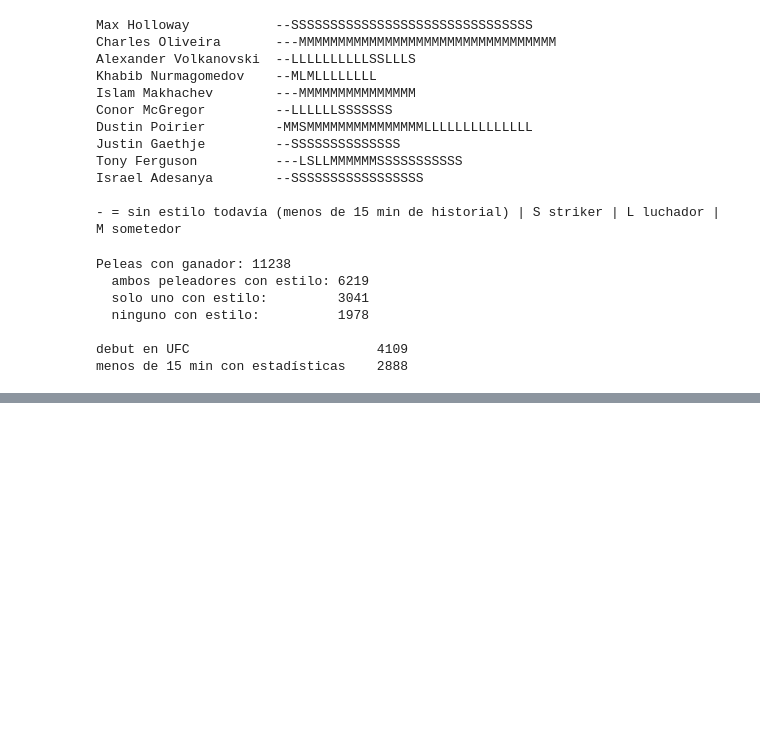
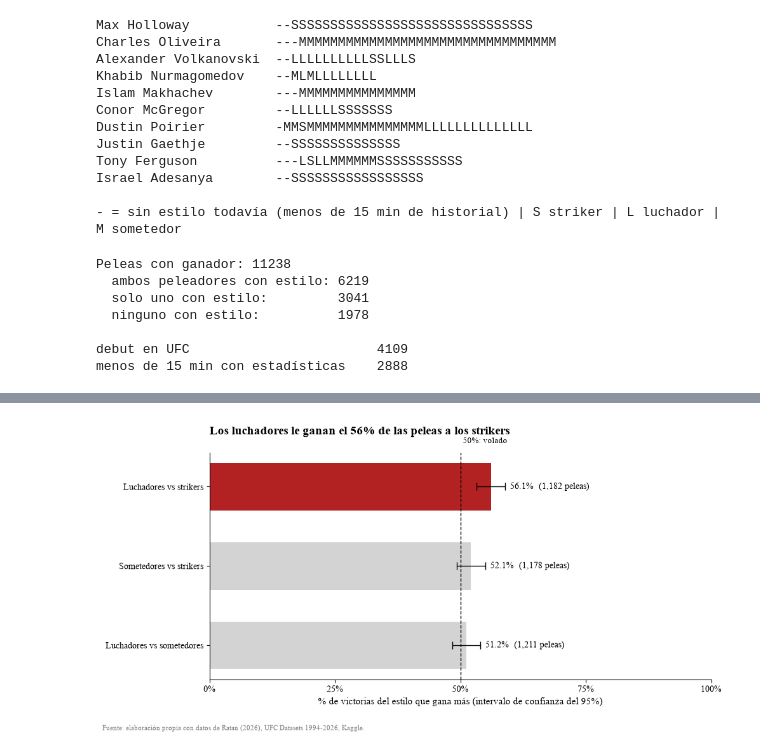
Before and after one commit to Samirsigno/ufcAnalysis, a Jupyter notebook: fighter_analisis.ipynb, the cells around one changed output, grey strips where cells are left out. Drawn from its saved outputs; the diff is of its cells as text; code cells hidden in the pictures; blank space fills up the shorter version.

Commit message:
etapa 2/3: Se evaluaron las peleas entre estilos de pelea. Queda la última etapa.

```diff
--- a/fighter_analisis.ipynb
+++ b/fighter_analisis.ipynb
@@ -1051,0 +1091,13 @@ menos de 15 min con estadísticas    2888
+# %%
+# Mejora 2 - Paso 2: % de victorias del primer estilo e intervalo de confianza del 95%
+def tabla_enfrentamientos(datos):
+    tabla = datos.groupby("enfrentamiento")["gano"].agg(peleas="size", p="mean")
+    error = 1.96 * np.sqrt(tabla["p"] * (1 - tabla["p"]) / tabla["peleas"])
+    tabla["pct_victorias_primero"] = tabla["p"] * 100
+    tabla["ic_inferior"] = (tabla["p"] - error) * 100
+    tabla["ic_superior"] = (tabla["p"] + error) * 100
+    return tabla.drop(columns="p")
+
+
+resultado_estilos = tabla_enfrentamientos(enfrentamientos)
+resultado_estilos.round(1)
@@ -1051,0 +1154,66 @@ menos de 15 min con estadísticas    2888
+# %%
+# Mejora 2 - Paso 4: gráfica de barras horizontales
+LABEL_FONT = 11
+plt.rcParams["font.family"] = "Times New Roman"
+
+plural = {"striker": "strikers", "luchador": "luchadores", "sometedor": "sometedores"}
+etiquetas = [
+    f"{plural[g].capitalize()} vs {plural[p]}"
+    for g, p in zip(grafica_estilos["ganador"], grafica_estilos["perdedor"])
+]
+colores = [
+    "firebrick" if clara else "lightgray" for clara in grafica_estilos["ventaja_clara"]
+]
+error_inf = grafica_estilos["pct_ganador"] - grafica_estilos["ic_inf_ganador"]
+error_sup = grafica_estilos["ic_sup_ganador"] - grafica_estilos["pct_ganador"]
+
+# El título resume el hallazgo principal: el enfrentamiento con la ventaja más grande
+mayor = grafica_estilos.iloc[-1]
+titulo = (
+    f"Los {plural[mayor['ganador']]} le ganan el {mayor['pct_ganador']:.0f}% de las peleas "
+    f"a los {plural[mayor['perdedor']]}"
+)
+
+plt.figure(figsize=(10, 5))
+plt.barh(etiquetas, grafica_estilos["pct_ganador"], color=colores, height=0.6)
+plt.errorbar(
+    grafica_estilos["pct_ganador"],
+    etiquetas,
+    xerr=[error_inf, error_sup],
+    fmt="none",
+    ecolor="black",
+    capsize=4,
+    linewidth=1,
+)
+plt.axvline(50, color="black", linestyle="--", linewidth=1)
+plt.text(50.5, len(etiquetas) - 0.45, "50%: volado", fontsize=9)
+for y, (pct, n, sup) in enumerate(
+    zip(
+        grafica_estilos["pct_ganador"],
+        grafica_estilos["peleas"],
+        grafica_estilos["ic_sup_ganador"],
+    )
+):
+    plt.text(sup + 1, y, f"{pct:.1f}%  ({n:,} peleas)", va="center", fontsize=10)
+
+plt.title(titulo + "\n", fontsize=14, fontweight="bold", loc="left")
+plt.xlabel(
+    "% de victorias del estilo que gana más (intervalo de confianza del 95%)",
+    fontsize=LABEL_FONT,
+)
+plt.xlim(0, 100)
+plt.xticks([0, 25, 50, 75, 100], ["0%", "25%", "50%", "75%", "100%"])
+plt.gca().spines[["top", "right"]].set_visible(False)
+plt.figtext(
+    0.01,
+    0.01,
+    "Fuente: elaboración propia con datos de Ratan (2026), UFC Datasets 1994-2026, Kaggle.",
+    fontsize=8,
+    color="gray",
+)
+plt.tight_layout()
+plt.subplots_adjust(bottom=0.17)
+plt.savefig("ventaja_por_estilo.png", dpi=300)
+plt.show()
+# %% [output]
+[figure, added]
```
Also changed, not shown: parts of 5 cells of this notebook, 1 other file.
